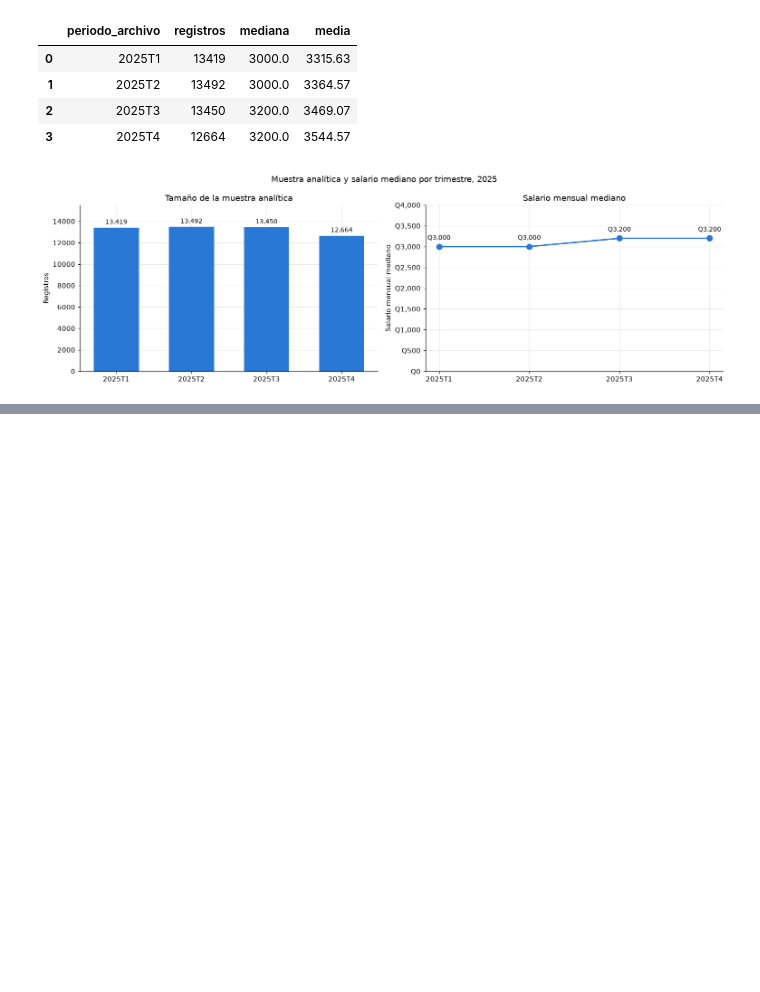
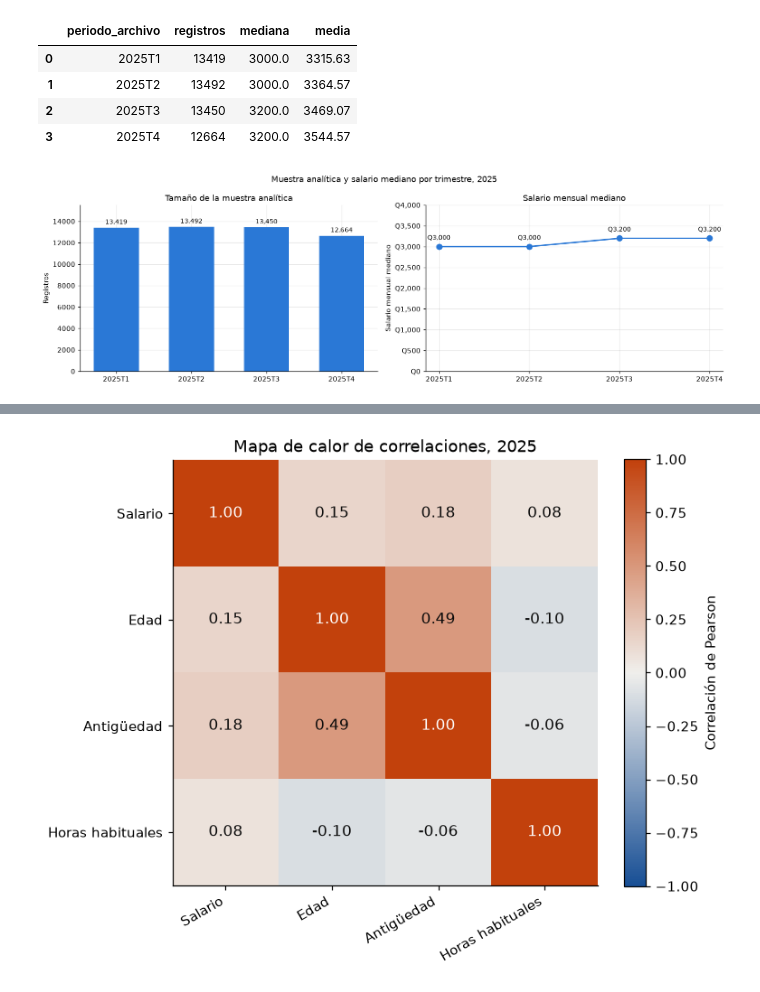
Before and after one commit to Bamo0507/Laboratorio_7_Intro_Spark, a Jupyter notebook: notebooks/lab7_spark_mllib.ipynb, the cells around one changed output, grey strips where cells are left out. Saved outputs shown, nothing was run; the diff lists cells and outputs as text; code cells hidden in the pictures; blank space fills up the shorter version.

Commit message:
feat: relaciones entre variables

```diff
--- a/notebooks/lab7_spark_mllib.ipynb
+++ b/notebooks/lab7_spark_mllib.ipynb
@@ -696,0 +700,19 @@ plt.show()
+# %%
+from matplotlib.colors import LinearSegmentedColormap
+from pyspark.ml.feature import VectorAssembler
+from pyspark.ml.stat import Correlation
+
+VARIABLES_CORRELACION = {
+    "salario_mensual": "Salario",
+    "edad": "Edad",
+    "antiguedad": "Antigüedad",
+    "horas_semanales": "Horas habituales",
+}
+
+# Correlación de Pearson sobre todos los registros elegibles de 2025
+vectores = VectorAssembler(inputCols=list(VARIABLES_CORRELACION), outputCol="variables").transform(analitica_2025).select("variables")
+matriz = Correlation.corr(vectores, "variables", method="pearson").first()[0].toArray()
+
+etiquetas = list(VARIABLES_CORRELACION.values())
+correlaciones = pd.DataFrame(matriz, index=etiquetas, columns=etiquetas).round(3)
+correlaciones
@@ -696,0 +729,18 @@ plt.show()
+# %%
+divergente = LinearSegmentedColormap.from_list("divergente", [AZUL_OSCURO, "#f0efec", "#c2410c"])
+
+fig, eje = plt.subplots(figsize=(7, 5.6))
+imagen = eje.imshow(correlaciones.values, cmap=divergente, vmin=-1, vmax=1)
+eje.set_xticks(range(len(etiquetas)), etiquetas, rotation=30, ha="right")
+eje.set_yticks(range(len(etiquetas)), etiquetas)
+eje.grid(False)
+for i in range(len(etiquetas)):
+    for j in range(len(etiquetas)):
+        valor = correlaciones.iloc[i, j]
+        eje.text(j, i, f"{valor:.2f}", ha="center", va="center", fontsize=11, color="white" if abs(valor) > 0.6 else "#0b0b0b")
+fig.colorbar(imagen, ax=eje, label="Correlación de Pearson")
+eje.set_title("Mapa de calor de correlaciones, 2025")
+plt.tight_layout()
+plt.show()
+# %% [output]
+[figure, added]
```
Also changed, not shown: parts of 7 cells of this notebook.
